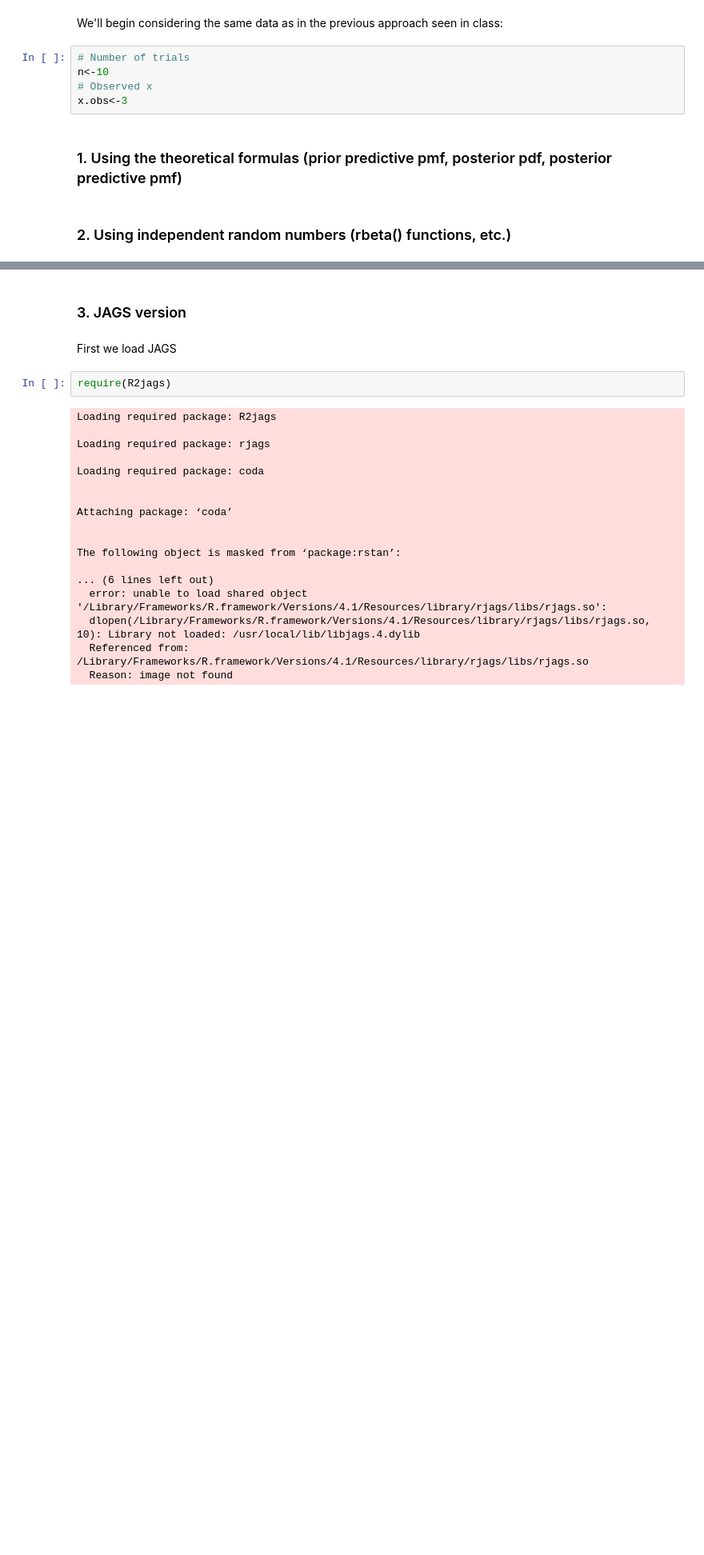
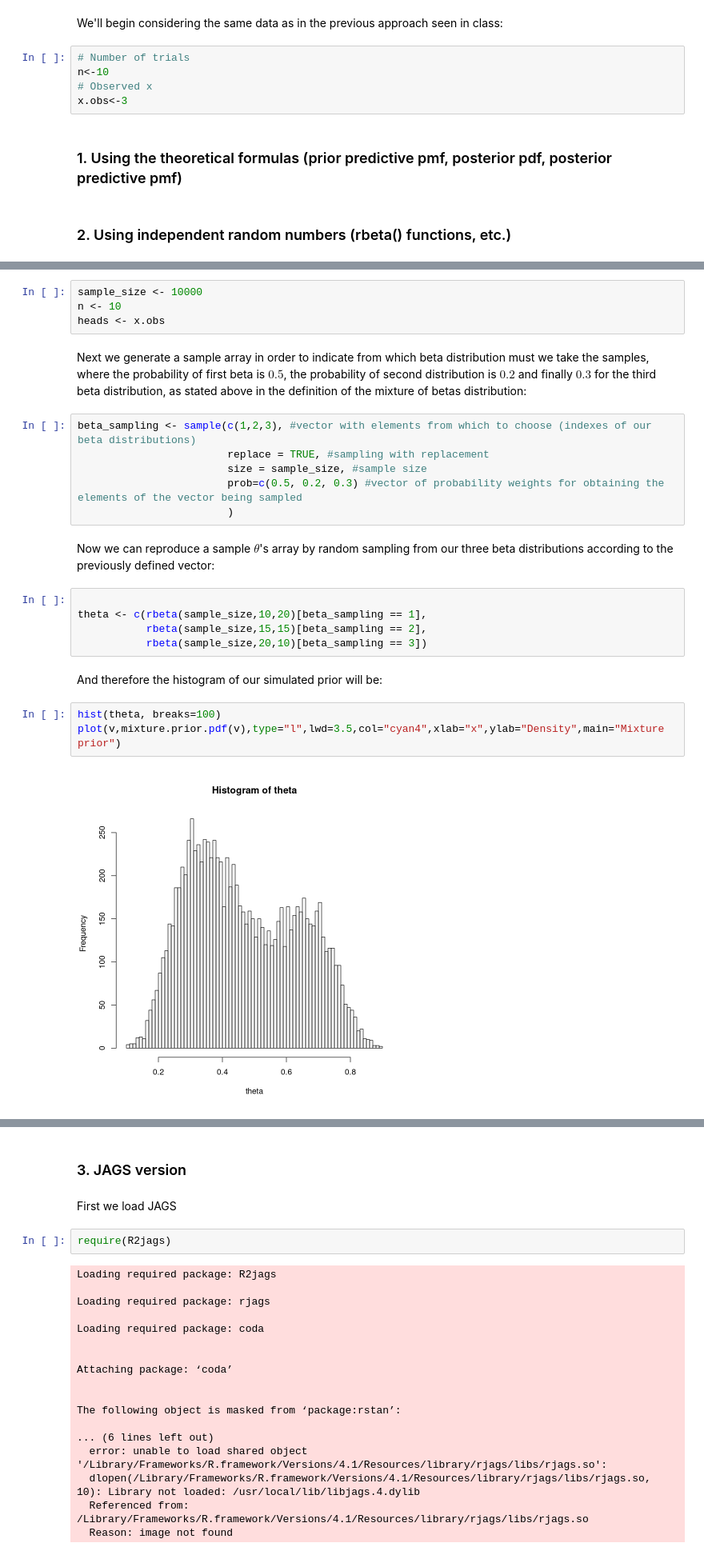
Before and after one commit to claudia-hm/BSPP, a Jupyter notebook: 2021-2022.Homework.01.Statements.ipynb, the cells around one changed output, grey strips where cells are left out. Shown at 80% size. Cells and saved outputs as stored; diff of their text form; blank space fills up the shorter version.

```diff
--- a/2021-2022.Homework.01.Statements.ipynb
+++ b/2021-2022.Homework.01.Statements.ipynb
@@ -431,0 +436,26 @@ x.obs<-3
+# %%
+sample_size <- 10000
+n <- 10
+heads <- x.obs
+# %% [markdown]
+Next we generate a sample array in order to indicate from which beta distribution must we take the samples, where the probability of first beta is $0.5$, the probability of second distribution is $0.2$ and finally $0.3$ for the third beta distribution, as stated above in the definition of the mixture of betas distribution:
+# %%
+beta_sampling <- sample(c(1,2,3), #vector with elements from which to choose (indexes of our beta distributions)
+                        replace = TRUE, #sampling with replacement
+                        size = sample_size, #sample size
+                        prob=c(0.5, 0.2, 0.3) #vector of probability weights for obtaining the elements of the vector being sampled
+                        )
+# %% [markdown]
+Now we can reproduce a sample $\theta$'s array by random sampling from our three beta distributions according to the previously defined vector:
+# %%
+
+theta <- c(rbeta(sample_size,10,20)[beta_sampling == 1],
+           rbeta(sample_size,15,15)[beta_sampling == 2],
+           rbeta(sample_size,20,10)[beta_sampling == 3])
+# %% [markdown]
+And therefore the histogram of our simulated prior will be:
+# %%
+hist(theta, breaks=100)
+plot(v,mixture.prior.pdf(v),type="l",lwd=3.5,col="cyan4",xlab="x",ylab="Density",main="Mixture prior")
+# %% [output]
+[figure, added]
```
Also changed, not shown: parts of 8 cells of this notebook.
